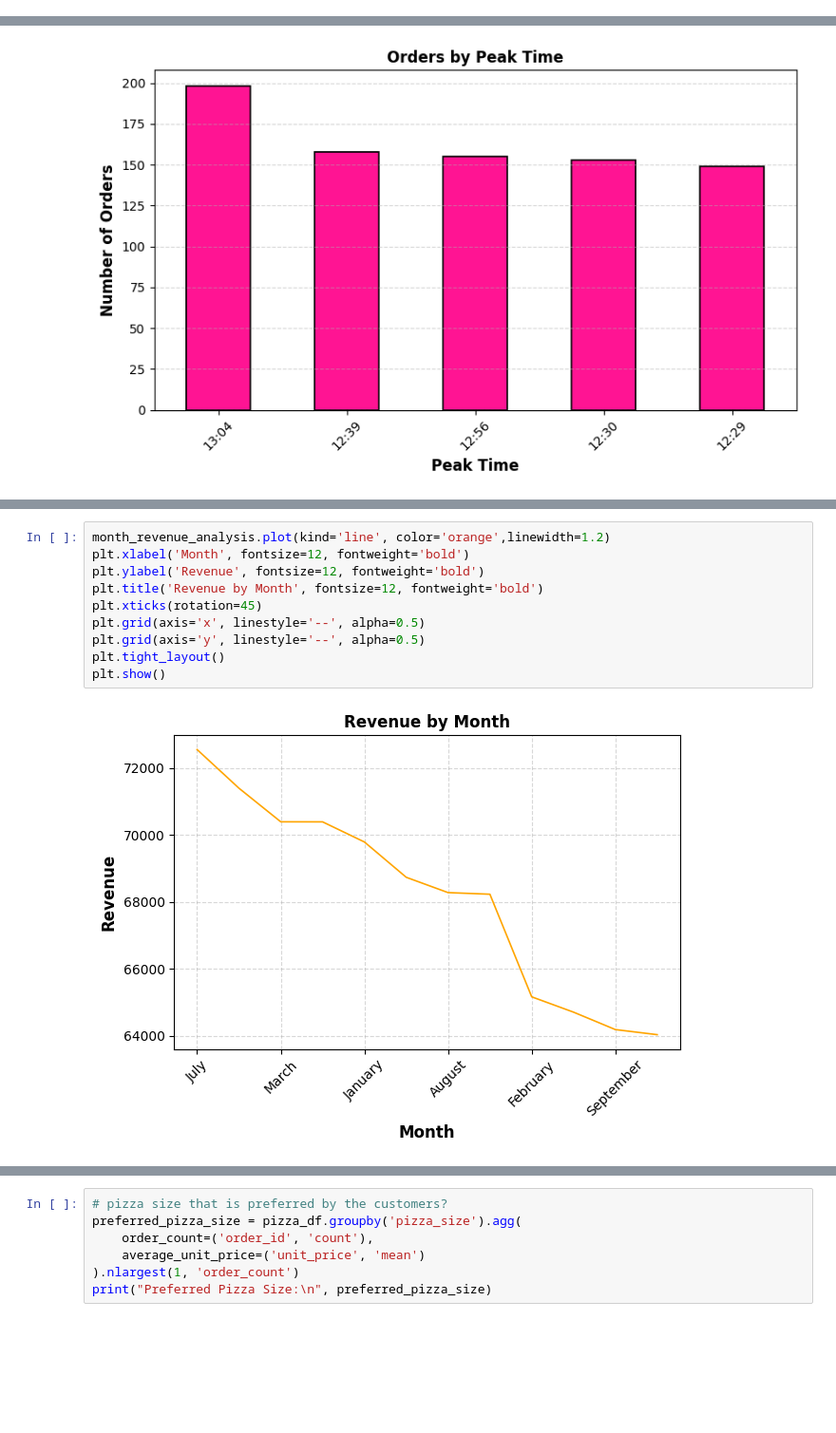
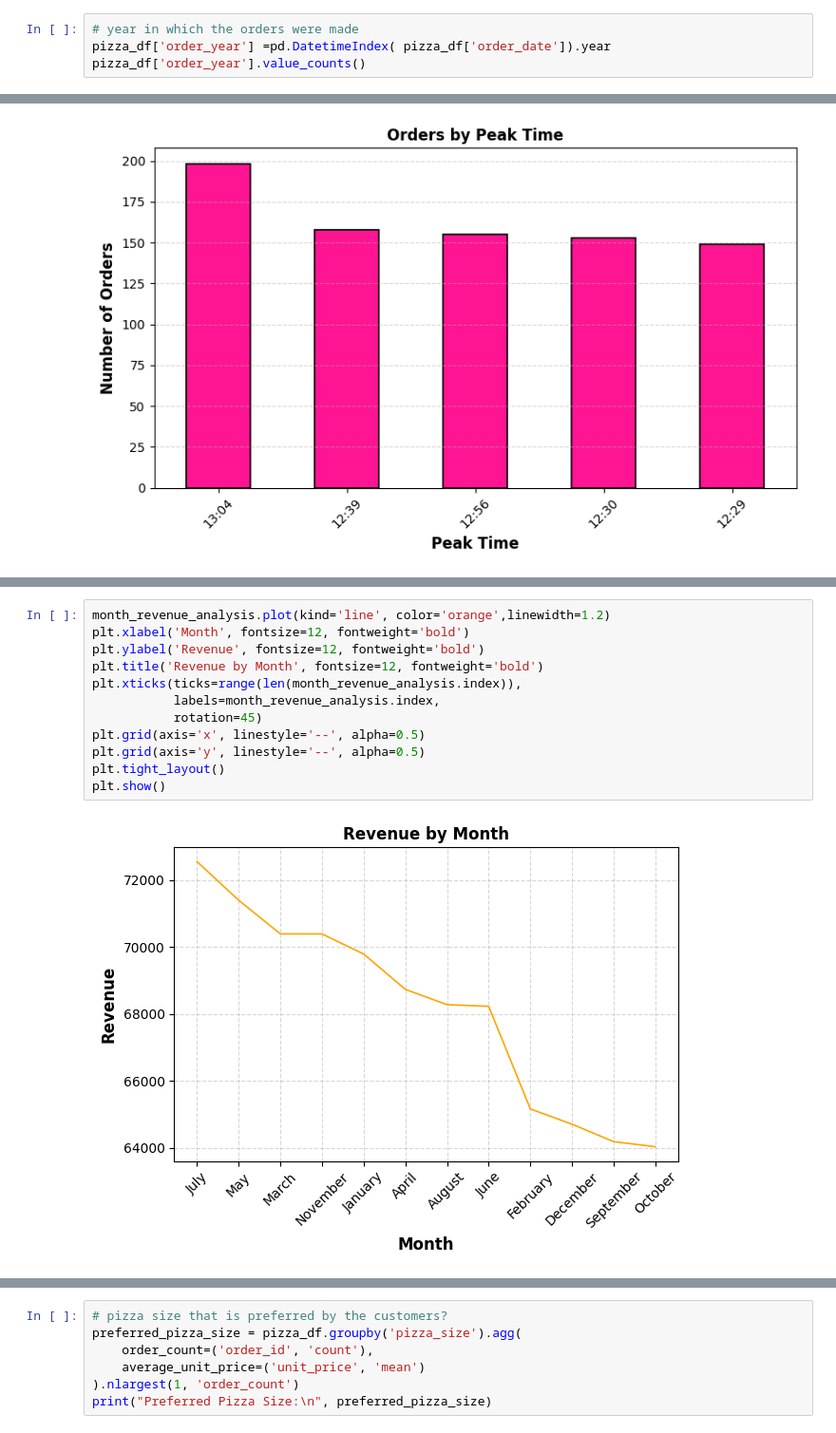
Before and after one commit to Rach0613/KidoCode, a Jupyter notebook: presentation.ipynb, the cells around one changed output, grey strips where cells are left out. Shown: that part at 95% size. Drawn from its saved outputs; the diff is of its cells as text; blank space fills up the shorter version.

Commit message:
- updated the line graph / all the types of pizzas sold and the ingredients

```diff
--- a/presentation.ipynb
+++ b/presentation.ipynb
@@ -279,3 +277,7 @@ Tuesday      6753
 Monday       6369
 Sunday       5917
 Name: order_id, dtype: int64
+# %%
+# year in which the orders were made
+pizza_df['order_year'] =pd.DatetimeIndex( pizza_df['order_date']).year
+pizza_df['order_year'].value_counts()
@@ -367,13 +374,15 @@ Name: total_price, dtype: float64
 # %%
 month_revenue_analysis.plot(kind='line', color='orange',linewidth=1.2)
 plt.xlabel('Month', fontsize=12, fontweight='bold')
 plt.ylabel('Revenue', fontsize=12, fontweight='bold')
 plt.title('Revenue by Month', fontsize=12, fontweight='bold')
-plt.xticks(rotation=45)
+plt.xticks(ticks=range(len(month_revenue_analysis.index)),
+           labels=month_revenue_analysis.index,
+           rotation=45)
 plt.grid(axis='x', linestyle='--', alpha=0.5)
 plt.grid(axis='y', linestyle='--', alpha=0.5)
 plt.tight_layout()
 plt.show()
 # %% [output]
-[figure, old version]
+[figure, new version]
 # %%
```
Also changed, not shown: parts of 9 cells of this notebook.
